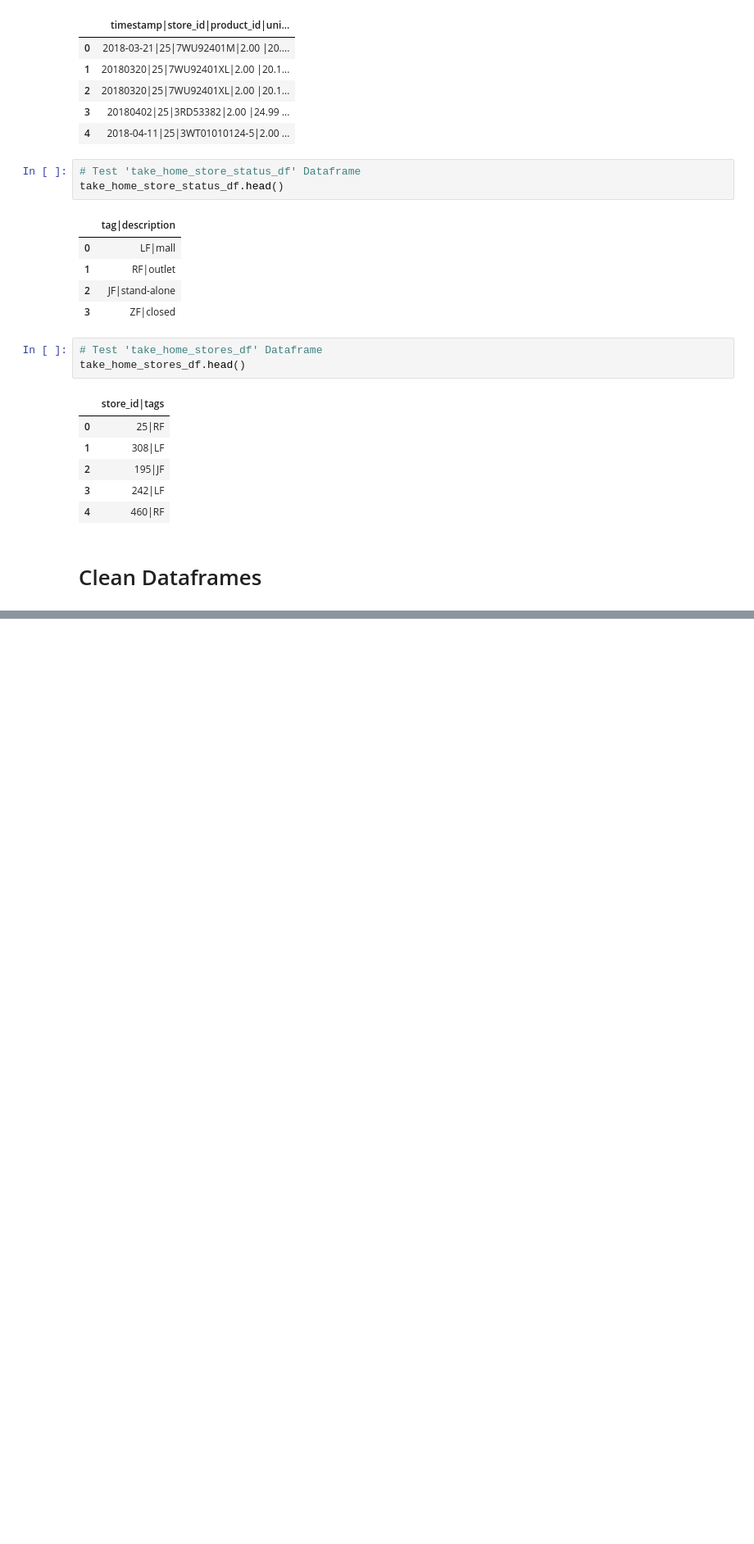
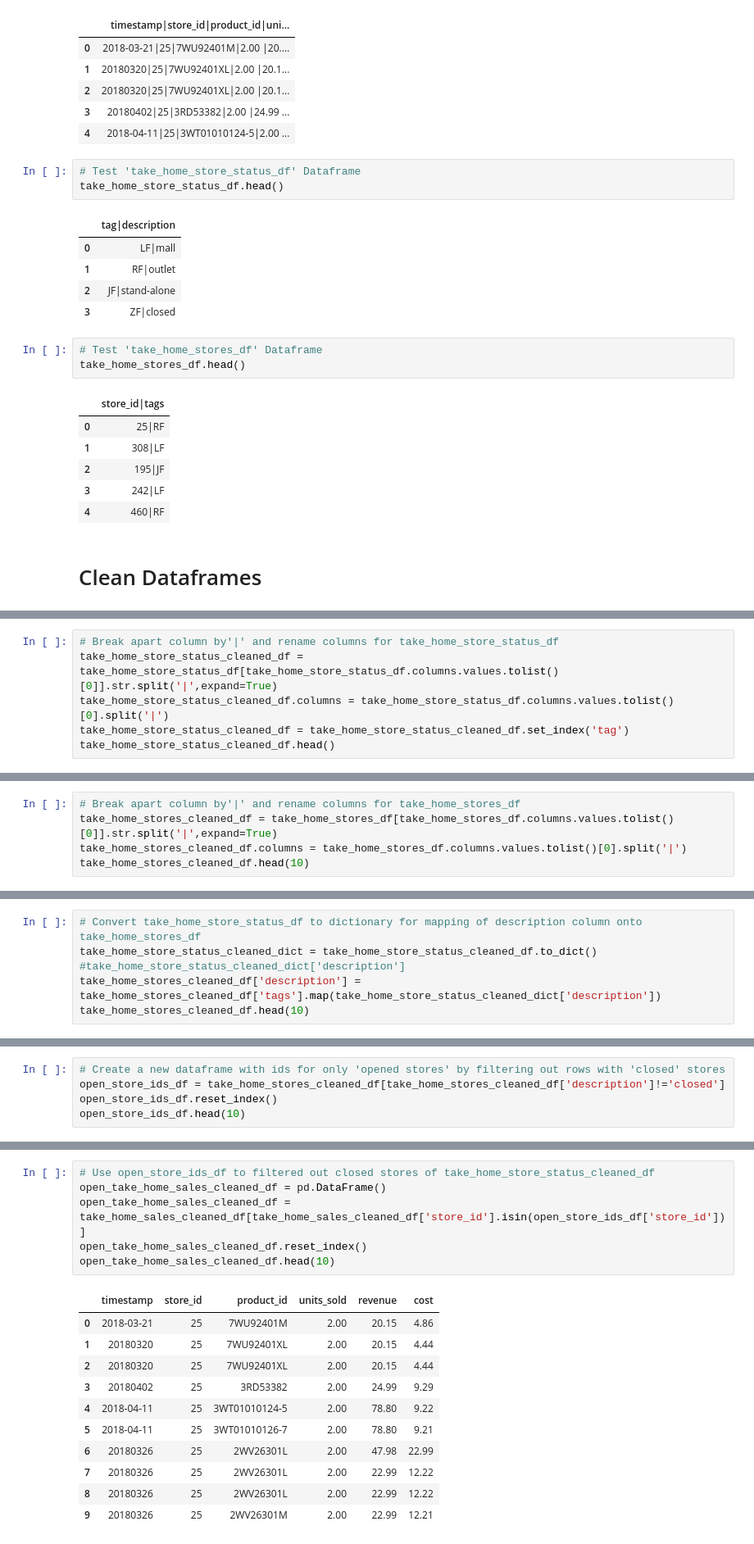
Before and after one commit to glensven/MarketDial, a Jupyter notebook: HomeStore.ipynb, the cells around one changed output, grey strips where cells are left out. Shown at 82% size. Drawn from its saved outputs; the diff is of its cells as text; blank space fills up the shorter version.

```diff
--- a/HomeStore.ipynb
+++ b/HomeStore.ipynb
@@ -59,0 +73,6 @@ take_home_sales_df.columns.values.tolist()[0].split('|')
+# %%
+# Break apart column by'|' and rename columns for take_home_store_status_df
+take_home_store_status_cleaned_df = take_home_store_status_df[take_home_store_status_df.columns.values.tolist()[0]].str.split('|',expand=True)
+take_home_store_status_cleaned_df.columns = take_home_store_status_df.columns.values.tolist()[0].split('|')
+take_home_store_status_cleaned_df = take_home_store_status_cleaned_df.set_index('tag')
+take_home_store_status_cleaned_df.head()
@@ -59,0 +86,5 @@ take_home_sales_df.columns.values.tolist()[0].split('|')
+# %%
+# Break apart column by'|' and rename columns for take_home_stores_df
+take_home_stores_cleaned_df = take_home_stores_df[take_home_stores_df.columns.values.tolist()[0]].str.split('|',expand=True)
+take_home_stores_cleaned_df.columns = take_home_stores_df.columns.values.tolist()[0].split('|')
+take_home_stores_cleaned_df.head(10)
@@ -59,0 +103,6 @@ take_home_sales_df.columns.values.tolist()[0].split('|')
+# %%
+# Convert take_home_store_status_df to dictionary for mapping of description column onto take_home_stores_df
+take_home_store_status_cleaned_dict = take_home_store_status_cleaned_df.to_dict()
+#take_home_store_status_cleaned_dict['description']
+take_home_stores_cleaned_df['description'] = take_home_stores_cleaned_df['tags'].map(take_home_store_status_cleaned_dict['description'])
+take_home_stores_cleaned_df.head(10)
@@ -59,0 +121,5 @@ take_home_sales_df.columns.values.tolist()[0].split('|')
+# %%
+# Create a new dataframe with ids for only 'opened stores' by filtering out rows with 'closed' stores
+open_store_ids_df = take_home_stores_cleaned_df[take_home_stores_cleaned_df['description']!='closed']
+open_store_ids_df.reset_index()
+open_store_ids_df.head(10)
@@ -59,0 +138,18 @@ take_home_sales_df.columns.values.tolist()[0].split('|')
+# %%
+# Use open_store_ids_df to filtered out closed stores of take_home_store_status_cleaned_df
+open_take_home_sales_cleaned_df = pd.DataFrame()
+open_take_home_sales_cleaned_df = take_home_sales_cleaned_df[take_home_sales_cleaned_df['store_id'].isin(open_store_ids_df['store_id'])]
+open_take_home_sales_cleaned_df.reset_index()
+open_take_home_sales_cleaned_df.head(10)
+# %% [output]
+|  | timestamp | store_id | product_id | units_sold | revenue | cost |
+| 0 | 2018-03-21 | 25 | 7WU92401M | 2.00 | 20.15 | 4.86 |
+| 1 | 20180320 | 25 | 7WU92401XL | 2.00 | 20.15 | 4.44 |
+| 2 | 20180320 | 25 | 7WU92401XL | 2.00 | 20.15 | 4.44 |
+| 3 | 20180402 | 25 | 3RD53382 | 2.00 | 24.99 | 9.29 |
+| 4 | 2018-04-11 | 25 | 3WT01010124-5 | 2.00 | 78.80 | 9.22 |
+| 5 | 2018-04-11 | 25 | 3WT01010126-7 | 2.00 | 78.80 | 9.21 |
+| 6 | 20180326 | 25 | 2WV26301L | 2.00 | 47.98 | 22.99 |
+| 7 | 20180326 | 25 | 2WV26301L | 2.00 | 22.99 | 12.22 |
+| 8 | 20180326 | 25 | 2WV26301L | 2.00 | 22.99 | 12.22 |
+| 9 | 20180326 | 25 | 2WV26301M | 2.00 | 22.99 | 12.21 |
```
Also changed, not shown: parts of 18 cells of this notebook.
